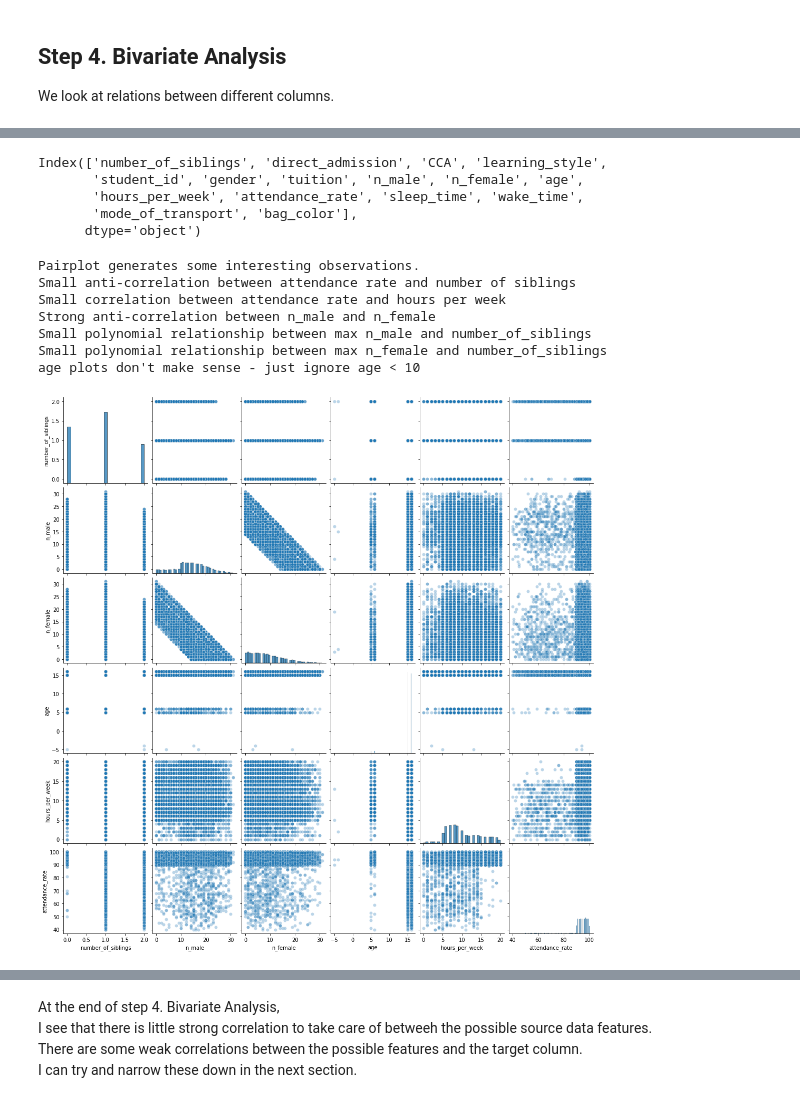
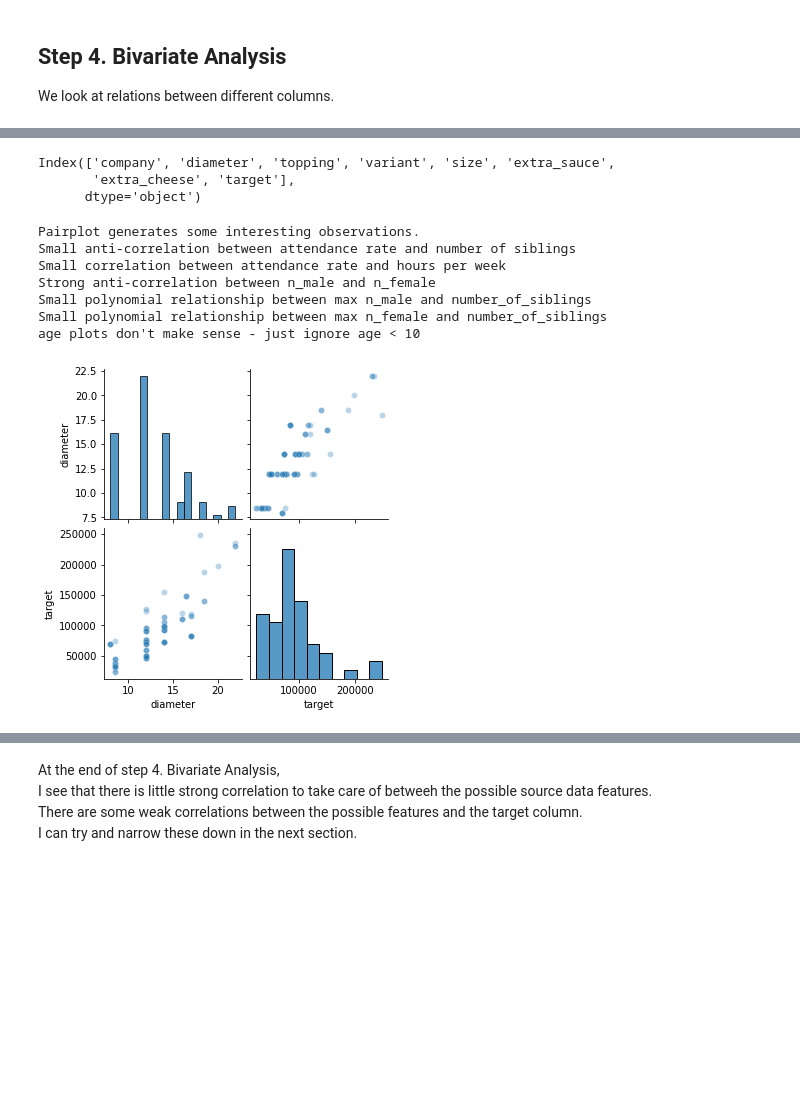
Before and after one commit to developerHobday/machine-learning-start, a Jupyter notebook: eda.ipynb, the cells around one changed output, grey strips where cells are left out. Saved outputs shown, nothing was run; the diff lists cells and outputs as text; code cells hidden in the pictures; blank space fills up the shorter version.

```diff
--- a/eda.ipynb
+++ b/eda.ipynb
@@ -98,8 +96,8 @@ raw_data.sample(10, random_state=random_seed)
 | 76 | C | Rp32,000 | 8.5 | tuna | neptune_tuna | small | yes | no |
 | 73 | C | Rp35,000 | 8.5 | beef | american_classic | small | yes | no |
 # %%
-raw_data['price'] = raw_data['price_rupiah'].apply(lambda x :
-    int( x[2:].replace(',', ''))
+raw_data['price_usd'] = raw_data['price_rupiah'].apply(lambda x :
+    round( int( x[2:].replace(',', '')) / 14078.56, 2)
 )
 raw_data.sample(10)
 # %% [output]
@@ -127,7 +125,7 @@ There is good reason to continue the experiment as I have quite a few columns th
 
 The dataset also should have sufficient rows.  Let us carry on.
 # %%
-target_col = 'price'
+target_col = 'price_usd'
 X_data = raw_data.drop(target_col, axis=1)
 y_data = raw_data[target_col]
 X_train, X_val, y_train, y_val = train_test_split( X_data, y_data, random_state=random_seed)
@@ -565,32 +515,31 @@ plot_corr(corr, cutoff = 0.1)
 # %%
-X_train.columns
+Train.columns
 # %% [output]
-Index(['number_of_siblings', 'direct_admission', 'CCA', 'learning_style',
-       'student_id', 'gender', 'tuition', 'n_male', 'n_female', 'age',
-       'hours_per_week', 'attendance_rate', 'sleep_time', 'wake_time',
-       'mode_of_transport', 'bag_color'],
+Index(['company', 'diameter', 'topping', 'variant', 'size', 'extra_sauce',
+       'extra_cheese', 'target'],
       dtype='object')
 # %%
-features_to_analyse = ['number_of_siblings', 'n_male', 'n_female', 'age', 'hours_per_week', 'attendance_rate', ]
-df_pairplot = X_train[features_to_analyse]
+features_to_analyse = ['company', 'diameter', 'topping', 'variant', 'size', 'extra_sauce',
+       'extra_cheese', 'target']
+df_pairplot = Train[features_to_analyse]
 g = sns.pairplot(data=df_pairplot, plot_kws={'alpha':0.3})
 
 print('Pairplot generates some interesting observations.')
 print('Small anti-correlation between attendance rate and number of siblings')
 print('Small correlation between attendance rate and hours per week')
 print('Strong anti-correlation between n_male and n_female')
 print('Small polynomial relationship between max n_male and number_of_siblings')
 print('Small polynomial relationship between max n_female and number_of_siblings')
 print("age plots don't make sense - just ignore age < 10")
 # %% [output]
 Pairplot generates some interesting observations.
 Small anti-correlation between attendance rate and number of siblings
 Small correlation between attendance rate and hours per week
 Strong anti-correlation between n_male and n_female
 Small polynomial relationship between max n_male and number_of_siblings
 Small polynomial relationship between max n_female and number_of_siblings
 age plots don't make sense - just ignore age < 10
-[figure, old version]
+[figure, new version]
 # %%
 from scipy.stats import spearmanr, kendalltau
 
```
Also changed, not shown: parts of 23 cells of this notebook.
